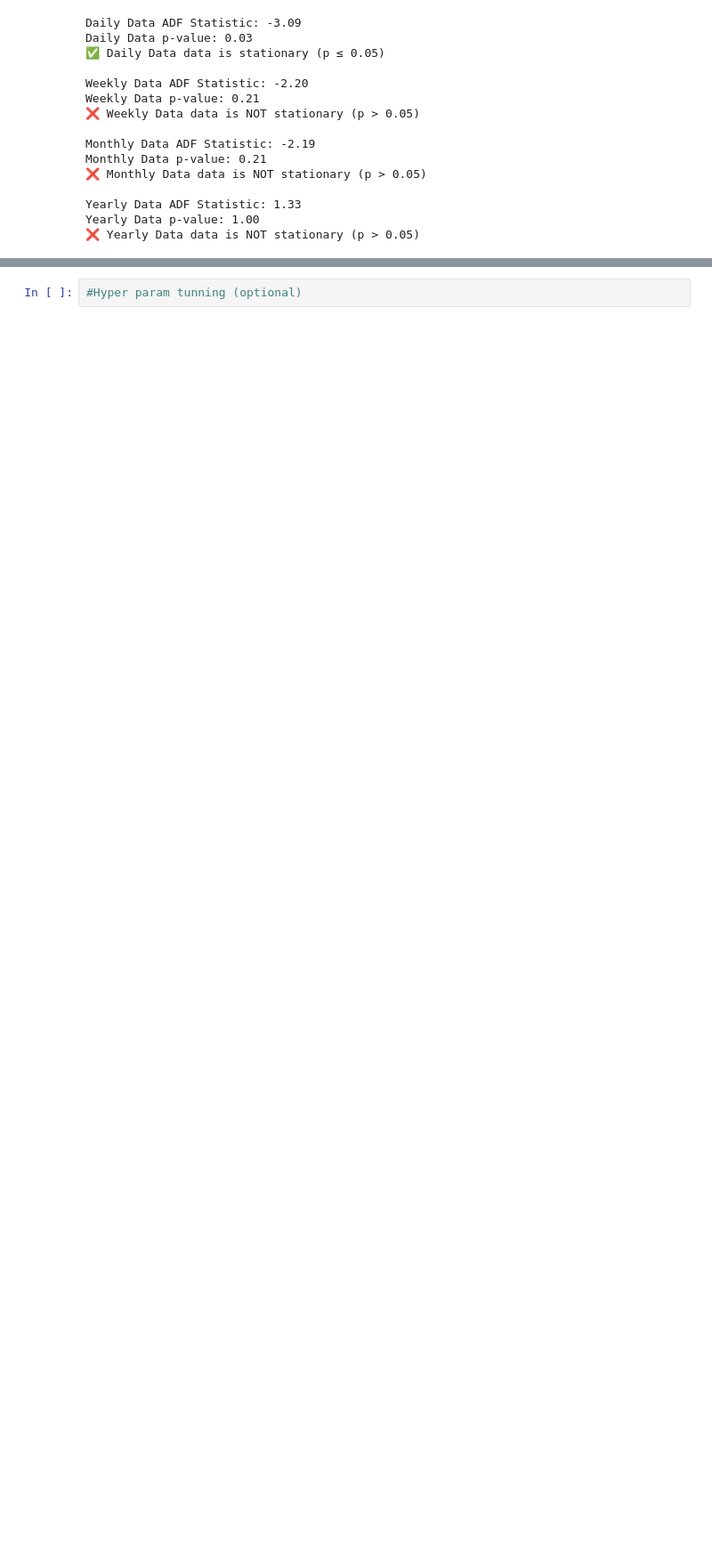
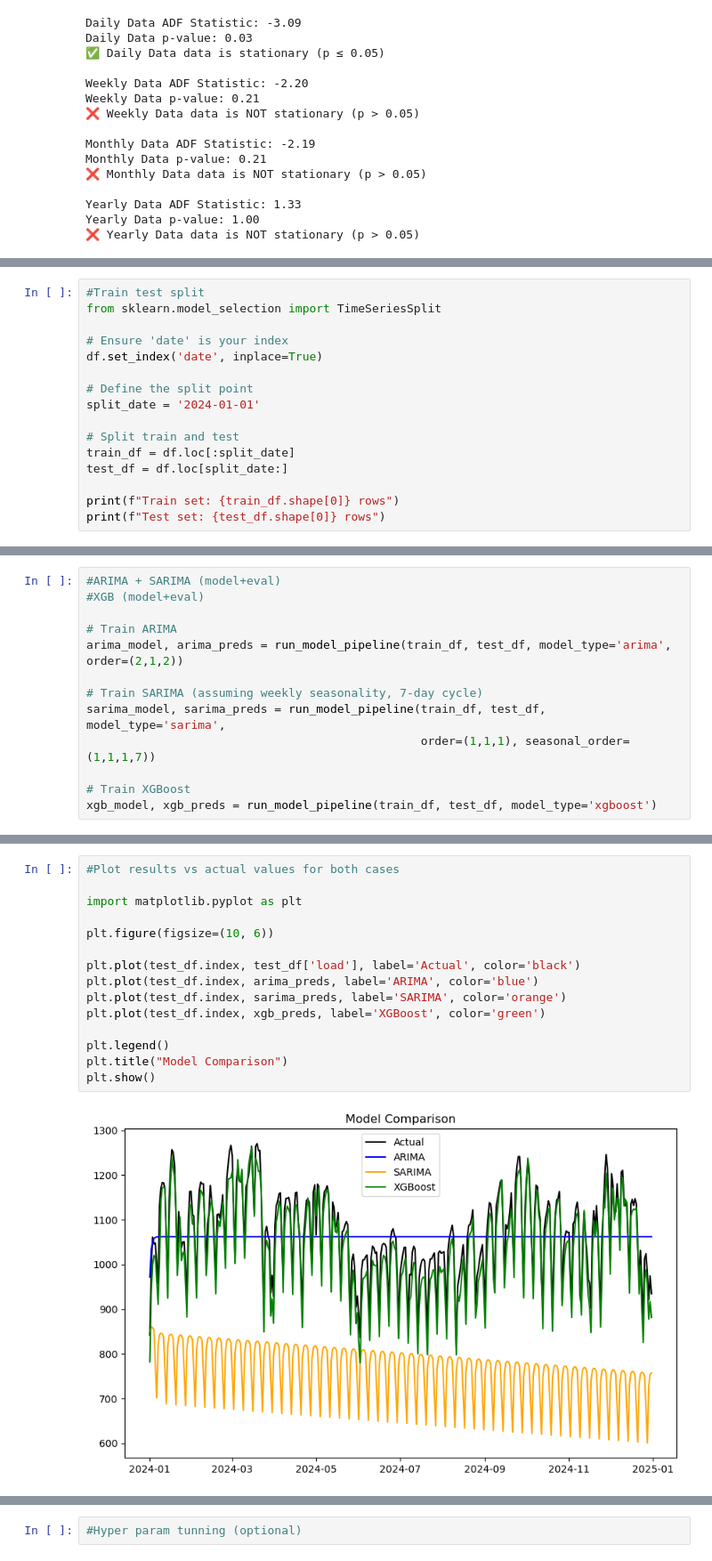
Before and after one commit to Lucas-Lorensi/Time-prediction-analisys, a Jupyter notebook: main.ipynb, the cells around one changed output, grey strips where cells are left out. Shown at 89% size. Saved outputs shown, nothing was run; the diff lists cells and outputs as text; blank space fills up the shorter version.

```diff
--- a/main.ipynb
+++ b/main.ipynb
@@ -200,0 +224,16 @@ plt.show()
+# %%
+#Train test split
+from sklearn.model_selection import TimeSeriesSplit
+
+# Ensure 'date' is your index
+df.set_index('date', inplace=True)
+
+# Define the split point
+split_date = '2024-01-01'
+
+# Split train and test
+train_df = df.loc[:split_date]
+test_df = df.loc[split_date:]
+
+print(f"Train set: {train_df.shape[0]} rows")
+print(f"Test set: {test_df.shape[0]} rows")
@@ -200,0 +313,13 @@ plt.show()
+# %%
+#ARIMA + SARIMA (model+eval)
+#XGB (model+eval)
+
+# Train ARIMA
+arima_model, arima_preds = run_model_pipeline(train_df, test_df, model_type='arima', order=(2,1,2))
+
+# Train SARIMA (assuming weekly seasonality, 7-day cycle)
+sarima_model, sarima_preds = run_model_pipeline(train_df, test_df, model_type='sarima',
+                                                order=(1,1,1), seasonal_order=(1,1,1,7))
+
+# Train XGBoost
+xgb_model, xgb_preds = run_model_pipeline(train_df, test_df, model_type='xgboost')
@@ -200,0 +347,17 @@ plt.show()
+# %%
+#Plot results vs actual values for both cases
+
+import matplotlib.pyplot as plt
+
+plt.figure(figsize=(10, 6))
+
+plt.plot(test_df.index, test_df['load'], label='Actual', color='black')
+plt.plot(test_df.index, arima_preds, label='ARIMA', color='blue')
+plt.plot(test_df.index, sarima_preds, label='SARIMA', color='orange')
+plt.plot(test_df.index, xgb_preds, label='XGBoost', color='green')
+
+plt.legend()
+plt.title("Model Comparison")
+plt.show()
+# %% [output]
+[figure, added]
```
Also changed, not shown: parts of 21 cells of this notebook.
